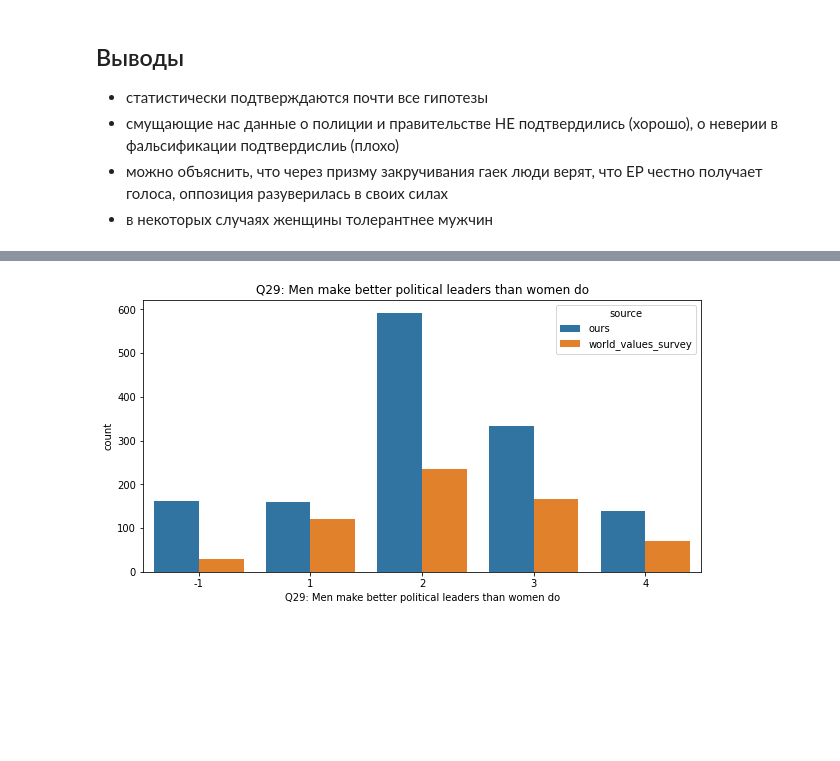
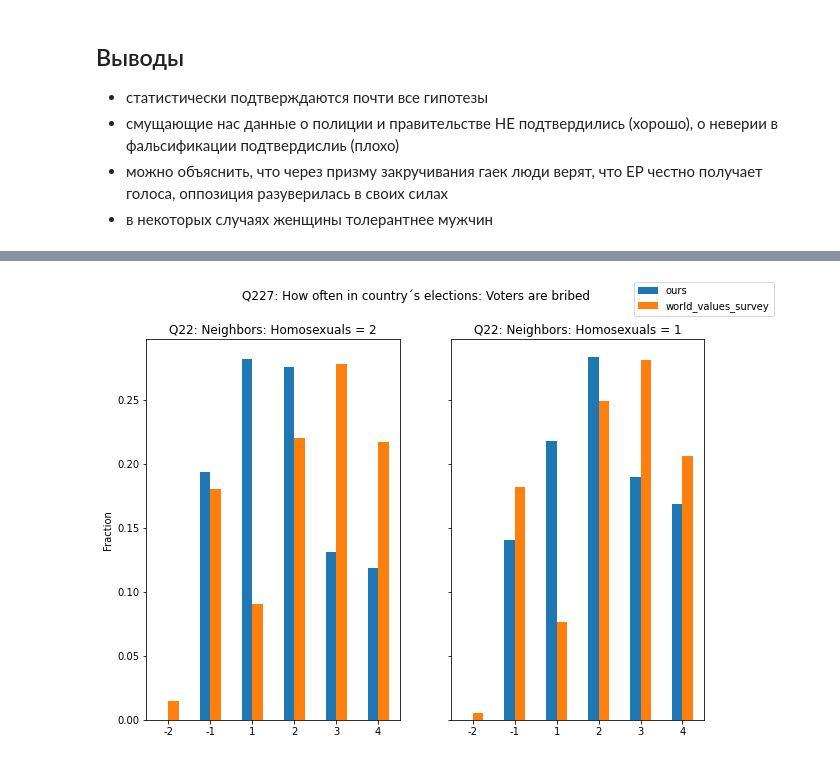
Before and after one commit to btseytlin/toloka_sociology, a Jupyter notebook: notebooks/Toloka_analysis_2.ipynb, the cells around one changed output, grey strips where cells are left out. Drawn from its saved outputs; the diff is of its cells as text; code cells hidden in the pictures; blank space fills up the shorter version.

```diff
--- a/notebooks/Toloka_analysis_2.ipynb
+++ b/notebooks/Toloka_analysis_2.ipynb
@@ -1192,5 +1176,6 @@ plot_cats_by_category_normalized(df[df['Q22: Neighbors: Homosexuals'] == 1],
-# %%
-plot_cats(df[df['Q22: Neighbors: Homosexuals'] == 2],
-          'Q29: Men make better political leaders than women do')
-# %% [output]
-[figure, removed]
+# %%
+plot_cats_by_category_normalized(df,
+                                 'Q227: How often in country´s elections: Voters are bribed',
+                                 'Q22: Neighbors: Homosexuals')
+# %% [output]
+[figure, added]
```
Also changed, not shown: parts of 4 cells of this notebook.
